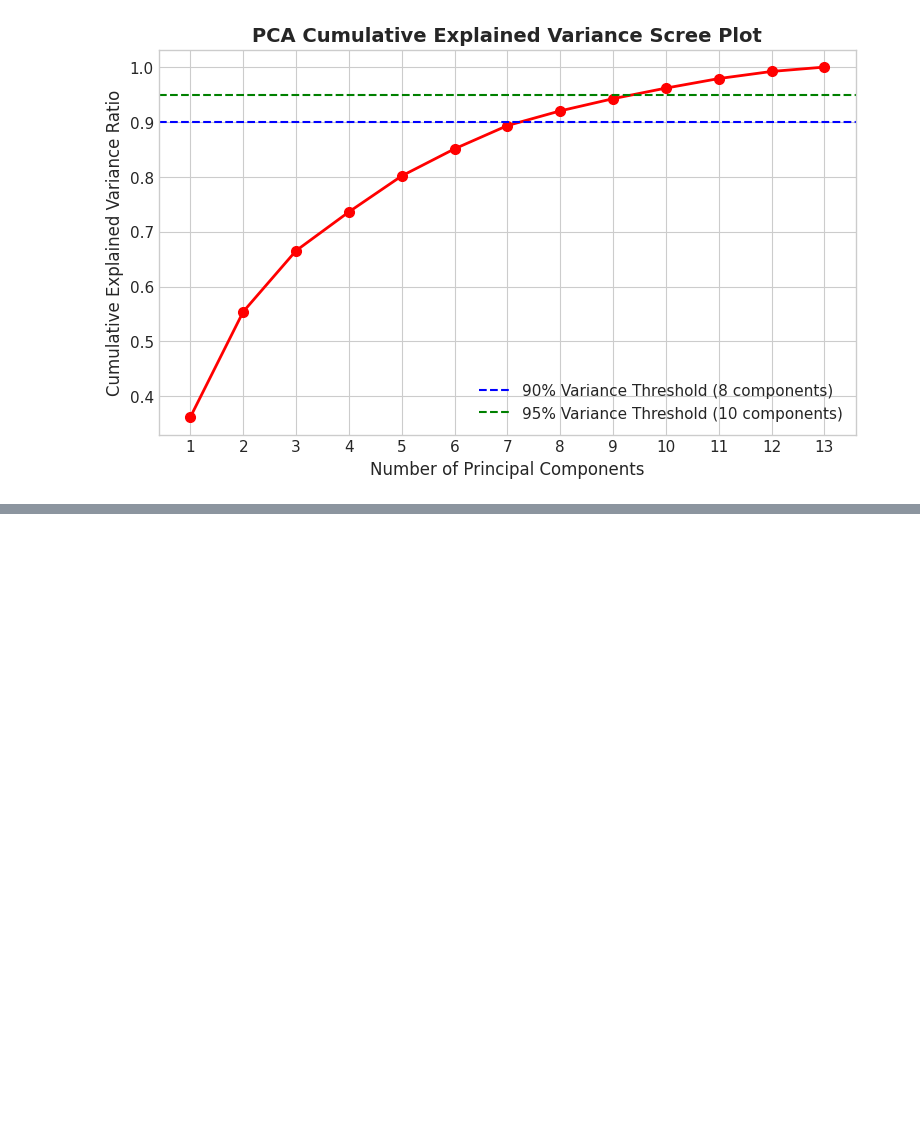
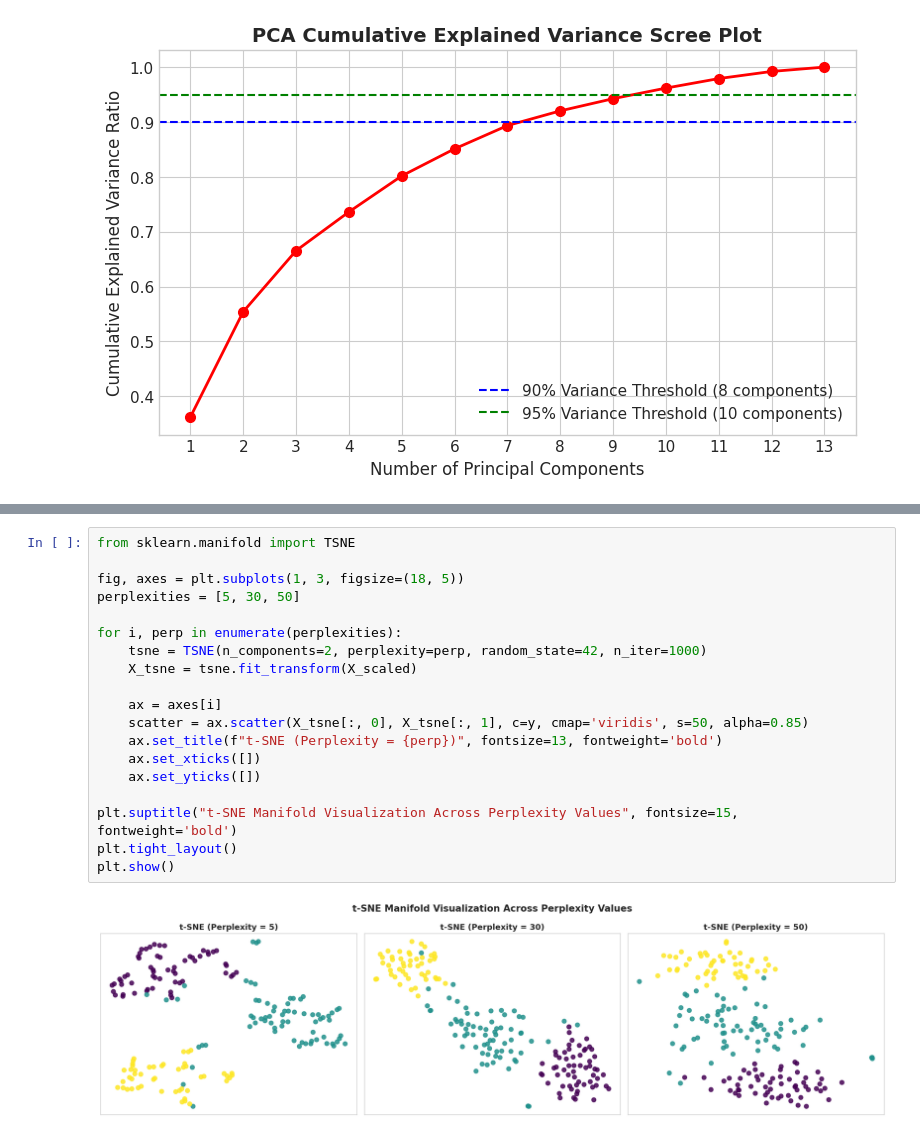
Before and after one commit to preetamvr1595/sklearn, a Jupyter notebook: 04_unsupervised_preprocessing.ipynb, the cells around one changed output, grey strips where cells are left out. Saved outputs shown, nothing was run; the diff lists cells and outputs as text; blank space fills up the shorter version.

Commit message:
feat(04): expand t-SNE section with perplexity parameter sweep and non-linear manifold visualizer

```diff
--- a/04_unsupervised_preprocessing.ipynb
+++ b/04_unsupervised_preprocessing.ipynb
@@ -440,0 +452,21 @@ TruncatedSVD 2D Explained Variance: 0.5541
+# %%
+from sklearn.manifold import TSNE
+
+fig, axes = plt.subplots(1, 3, figsize=(18, 5))
+perplexities = [5, 30, 50]
+
+for i, perp in enumerate(perplexities):
+    tsne = TSNE(n_components=2, perplexity=perp, random_state=42, n_iter=1000)
+    X_tsne = tsne.fit_transform(X_scaled)
+
+    ax = axes[i]
+    scatter = ax.scatter(X_tsne[:, 0], X_tsne[:, 1], c=y, cmap='viridis', s=50, alpha=0.85)
+    ax.set_title(f"t-SNE (Perplexity = {perp})", fontsize=13, fontweight='bold')
+    ax.set_xticks([])
+    ax.set_yticks([])
+
+plt.suptitle("t-SNE Manifold Visualization Across Perplexity Values", fontsize=15, fontweight='bold')
+plt.tight_layout()
+plt.show()
+# %% [output]
+[figure, added]
```
Also changed, not shown: parts of 1 cell of this notebook.
